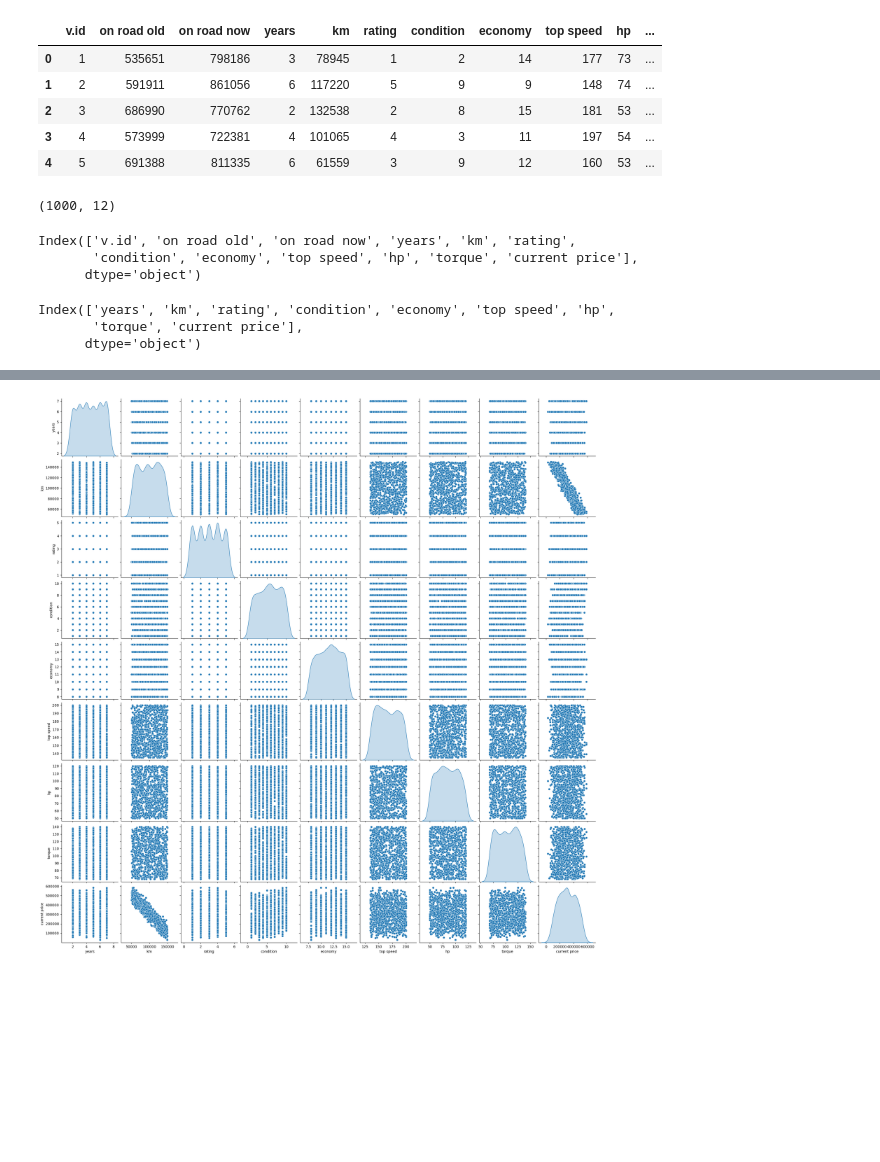
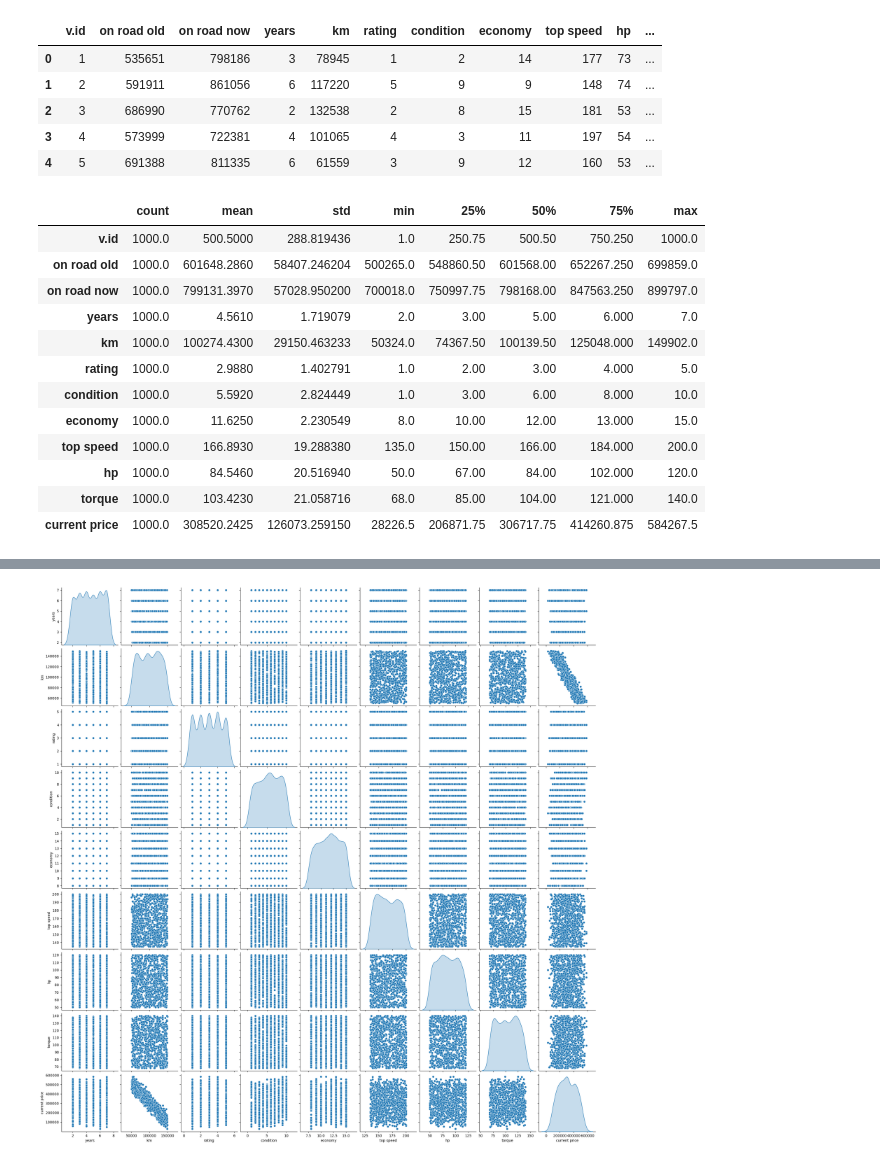
Before and after one commit to mohammed3120/Car_Price_Regression_using_Tensorflow, a Jupyter notebook: car_price_regression_using_tensorflow.ipynb, the cells around one changed output, grey strips where cells are left out. Saved outputs shown, nothing was run; the diff lists cells and outputs as text; code cells hidden in the pictures; blank space fills up the shorter version.

```diff
--- a/car_price_regression_using_tensorflow.ipynb
+++ b/car_price_regression_using_tensorflow.ipynb
@@ -26,19 +26,19 @@ data.head()
 | 2 | 3 | 686990 | 770762 | 2 | 132538 | 2 | 8 | 15 | 181 | 53 | ... |
 | 3 | 4 | 573999 | 722381 | 4 | 101065 | 4 | 3 | 11 | 197 | 54 | ... |
 | 4 | 5 | 691388 | 811335 | 6 | 61559 | 3 | 9 | 12 | 160 | 53 | ... |
-# %%
-data.shape
-# %% [output]
-(1000, 12)
-# %%
-data.columns
-# %% [output]
-Index(['v.id', 'on road old', 'on road now', 'years', 'km', 'rating',
-       'condition', 'economy', 'top speed', 'hp', 'torque', 'current price'],
-      dtype='object')
-# %%
-data.columns[3:]
-# %% [output]
-Index(['years', 'km', 'rating', 'condition', 'economy', 'top speed', 'hp',
-       'torque', 'current price'],
-      dtype='object')
+# %%
+data.describe().transpose()
+# %% [output]
+|  | count | mean | std | min | 25% | 50% | 75% | max |
+| v.id | 1000.0 | 500.5000 | 288.819436 | 1.0 | 250.75 | 500.50 | 750.250 | 1000.0 |
+| on road old | 1000.0 | 601648.2860 | 58407.246204 | 500265.0 | 548860.50 | 601568.00 | 652267.250 | 699859.0 |
+| on road now | 1000.0 | 799131.3970 | 57028.950200 | 700018.0 | 750997.75 | 798168.00 | 847563.250 | 899797.0 |
+| years | 1000.0 | 4.5610 | 1.719079 | 2.0 | 3.00 | 5.00 | 6.000 | 7.0 |
+| km | 1000.0 | 100274.4300 | 29150.463233 | 50324.0 | 74367.50 | 100139.50 | 125048.000 | 149902.0 |
+| rating | 1000.0 | 2.9880 | 1.402791 | 1.0 | 2.00 | 3.00 | 4.000 | 5.0 |
+| condition | 1000.0 | 5.5920 | 2.824449 | 1.0 | 3.00 | 6.00 | 8.000 | 10.0 |
+| economy | 1000.0 | 11.6250 | 2.230549 | 8.0 | 10.00 | 12.00 | 13.000 | 15.0 |
+| top speed | 1000.0 | 166.8930 | 19.288380 | 135.0 | 150.00 | 166.00 | 184.000 | 200.0 |
+| hp | 1000.0 | 84.5460 | 20.516940 | 50.0 | 67.00 | 84.00 | 102.000 | 120.0 |
+| torque | 1000.0 | 103.4230 | 21.058716 | 68.0 | 85.00 | 104.00 | 121.000 | 140.0 |
+| current price | 1000.0 | 308520.2425 | 126073.259150 | 28226.5 | 206871.75 | 306717.75 | 414260.875 | 584267.5 |
```
Also changed, not shown: parts of 39 cells of this notebook.
